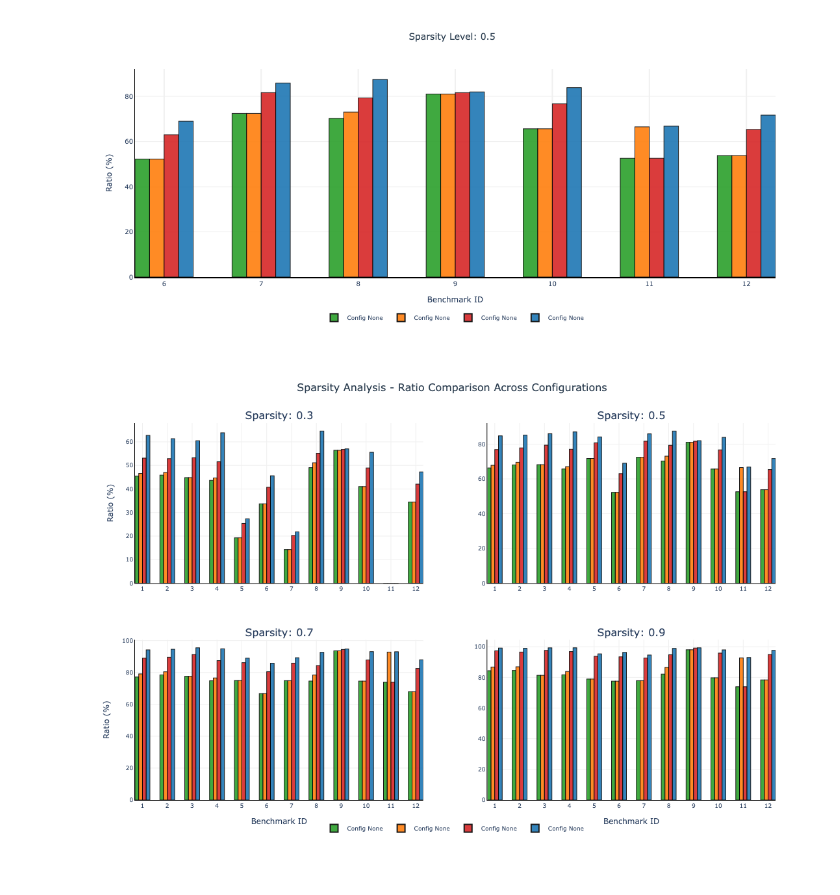
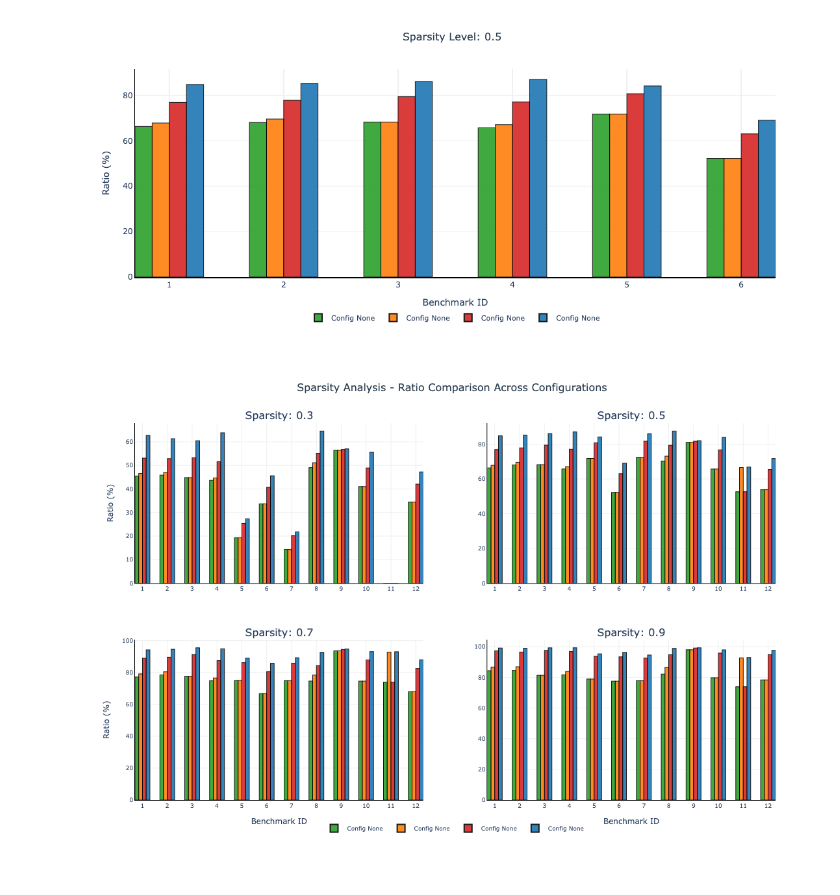
Before and after one commit to lac-dcc/adlet, a Jupyter notebook: benchmarks/analysis/prop.ipynb, the cells around one changed output. Saved outputs shown, nothing was run; the diff lists cells and outputs as text; code cells hidden in the pictures.

```diff
--- a/benchmarks/analysis/prop.ipynb
+++ b/benchmarks/analysis/prop.ipynb
@@ -145,7 +145,7 @@ def create_plotly_bar_plot(data, sparsity_level, indices):
             text=f"Sparsity Level: {sparsity_level}",
             x=0.5,
             xanchor='center',
-            font=dict(size=14, color='#2c3e50'),
+            font=dict(size=16, color='#2c3e50'),
             y=0.95
         ),
         xaxis=dict(
@@ -157,7 +157,7 @@ def create_plotly_bar_plot(data, sparsity_level, indices):
             gridcolor='#f0f0f0',
             linecolor='black',
             linewidth=2,
-            tickfont=dict(size=10)
+            tickfont=dict(size=12)
         ),
         yaxis=dict(
             title="Ratio (%)",
@@ -166,7 +166,7 @@ def create_plotly_bar_plot(data, sparsity_level, indices):
             gridcolor='#f0f0f0',
             linecolor='black',
             linewidth=1,
-            tickfont=dict(size=10)
+            tickfont=dict(size=12)
         ),
         plot_bgcolor='white',
         paper_bgcolor='white',
@@ -176,11 +176,11 @@ def create_plotly_bar_plot(data, sparsity_level, indices):
             y=-0.15,
             xanchor="center",
             x=0.5,
-            font=dict(size=9),
+            font=dict(size=11),
             itemsizing='constant',
         ),
         margin=dict(t=80, b=100, l=60, r=50),
-        font=dict(size=10),
+        font=dict(size=12),
         hovermode='closest',
         width=800,
         height=500
@@ -317,19 +317,23 @@ def create_multi_sparsity_plot(sparsity_data_dict):
 # %%
 files = ["../analysis/einsum-data/13_0.3_prop.csv",
          "../analysis/einsum-data/13_0.5_prop.csv",
          "../analysis/einsum-data/13_0.7_prop.csv",
          "../analysis/einsum-data/13_0.9_prop.csv"]
 
 order_file = "../analysis/einsum-data/12.txt"
 
 sparsity_data = {}
 for i, (level, filepath) in enumerate(zip([0.3, 0.5, 0.7, 0.9], files)):
     sparsity_data[level] = process_sparsity_file(filepath, level, order_file)
 
-single_fig = create_plotly_bar_plot(sparsity_data[0.5], "0.5", range(6, 13))
+indices = range(1,7)
+single_fig = create_plotly_bar_plot(sparsity_data[0.5], "0.5", indices)
 single_fig.show()
 multi_fig = create_multi_sparsity_plot(sparsity_data)
 multi_fig.show()
+
+single_fig.write_image(f"sparsity_single_{indices[0]}-{indices[-1]}.svg")
+multi_fig.write_image("sparsity_multi.svg")
 # %% [output]
-[figure, old version]
+[figure, new version]
 [figure]
```
